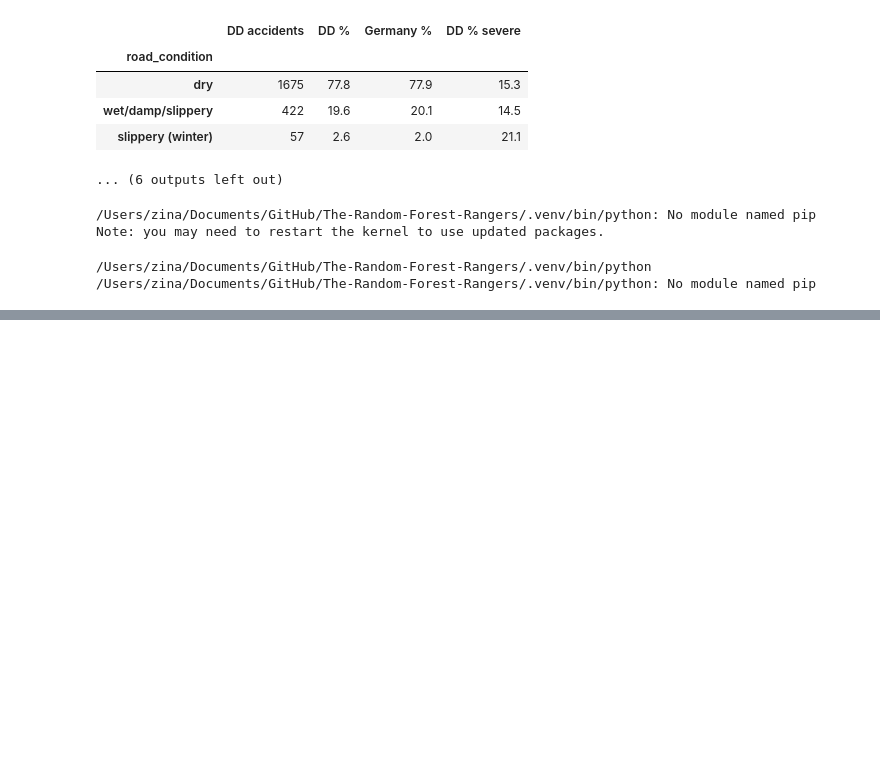
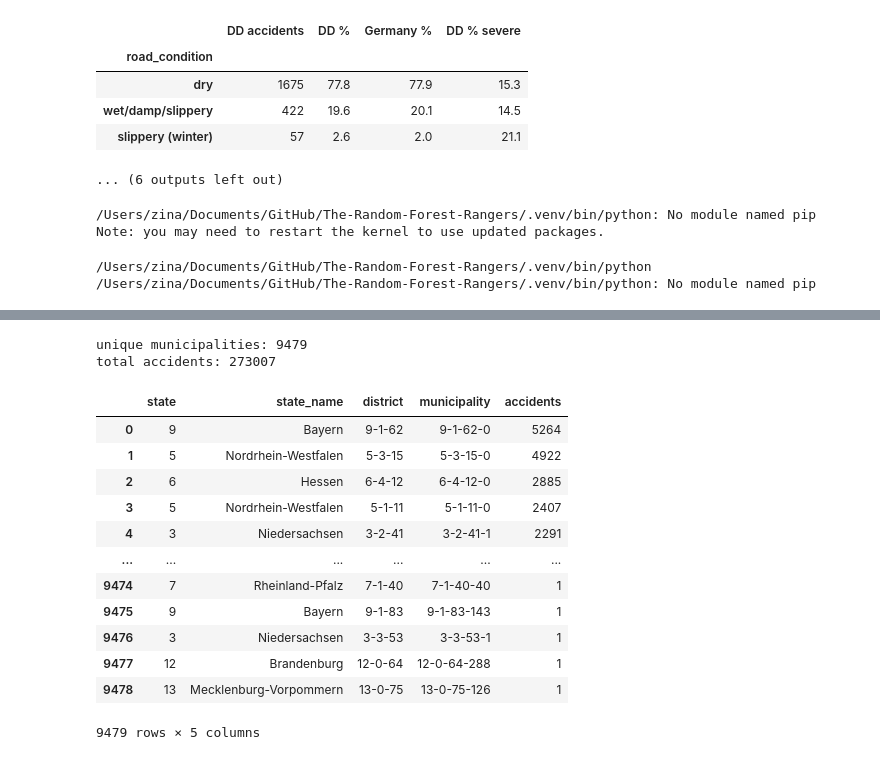
Before and after one commit to zinaF19/The-Random-Forest-Rangers, a Jupyter notebook: zb01.ipynb, the cells around one changed output, grey strips where cells are left out. Drawn from its saved outputs; the diff is of its cells as text; code cells hidden in the pictures; blank space fills up the shorter version.

```diff
--- a/zb01.ipynb
+++ b/zb01.ipynb
@@ -1029,0 +1080,33 @@ Saved: dresden_accidents_2025.xlsx
+# %%
+# All unique municipalities in our accident data, with number of accidents
+unique_municipalities = (
+    acc_k.groupby(["state", "state_name", "district", "municipality"])
+    .size()
+    .reset_index(name="accidents")
+    .sort_values("accidents", ascending=False)
+    .reset_index(drop=True)
+)
+
+print("unique municipalities:", len(unique_municipalities))       # expected: 9479
+print("total accidents:", unique_municipalities["accidents"].sum())  # expected: 273007
+
+# Save the full list, so you can open it in Excel and see all rows
+unique_municipalities.to_csv("data/unique_municipalities_accidents.csv", index=False, encoding="utf-8")
+
+unique_municipalities
+# %% [output]
+unique municipalities: 9479
+total accidents: 273007
+|  | state | state_name | district | municipality | accidents |
+| 0 | 9 | Bayern | 9-1-62 | 9-1-62-0 | 5264 |
+| 1 | 5 | Nordrhein-Westfalen | 5-3-15 | 5-3-15-0 | 4922 |
+| 2 | 6 | Hessen | 6-4-12 | 6-4-12-0 | 2885 |
+| 3 | 5 | Nordrhein-Westfalen | 5-1-11 | 5-1-11-0 | 2407 |
+| 4 | 3 | Niedersachsen | 3-2-41 | 3-2-41-1 | 2291 |
+| ... | ... | ... | ... | ... | ... |
+| 9474 | 7 | Rheinland-Pfalz | 7-1-40 | 7-1-40-40 | 1 |
+| 9475 | 9 | Bayern | 9-1-83 | 9-1-83-143 | 1 |
+| 9476 | 3 | Niedersachsen | 3-3-53 | 3-3-53-1 | 1 |
+| 9477 | 12 | Brandenburg | 12-0-64 | 12-0-64-288 | 1 |
+| 9478 | 13 | Mecklenburg-Vorpommern | 13-0-75 | 13-0-75-126 | 1 |
+9479 rows × 5 columns
```
Also changed, not shown: parts of 21 cells of this notebook, 6 other files.
